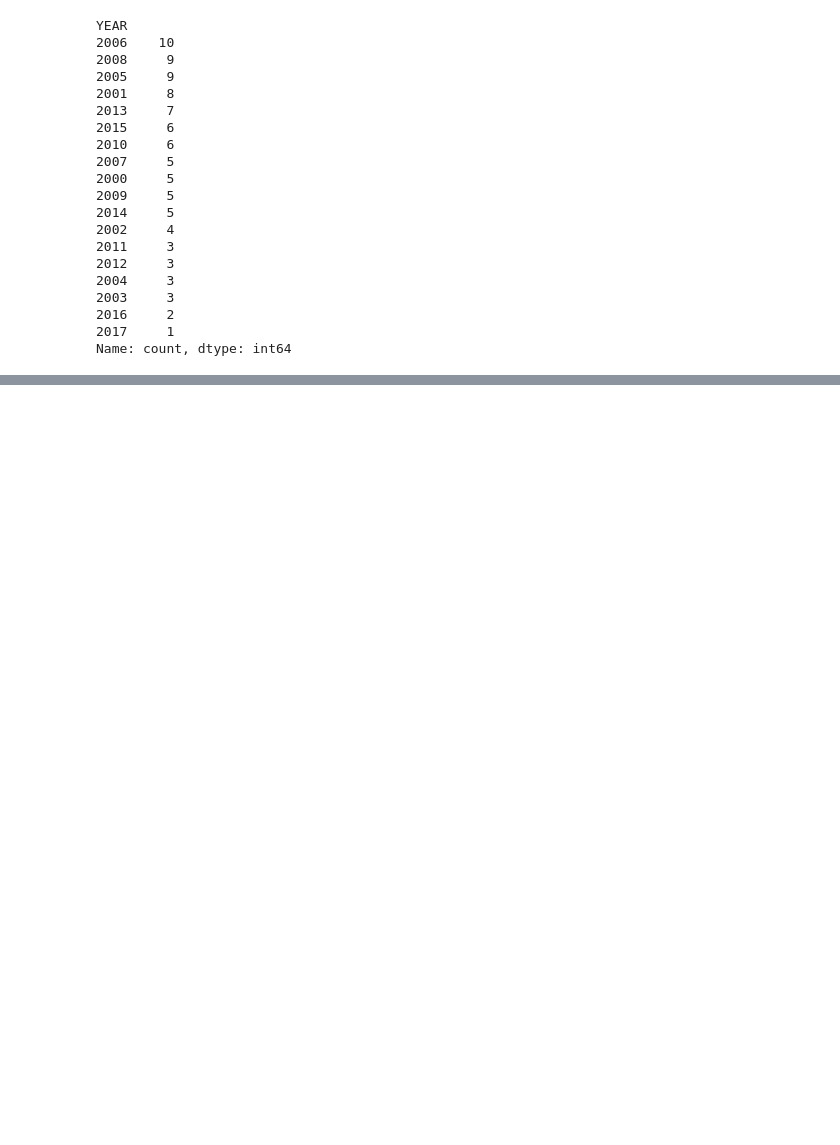
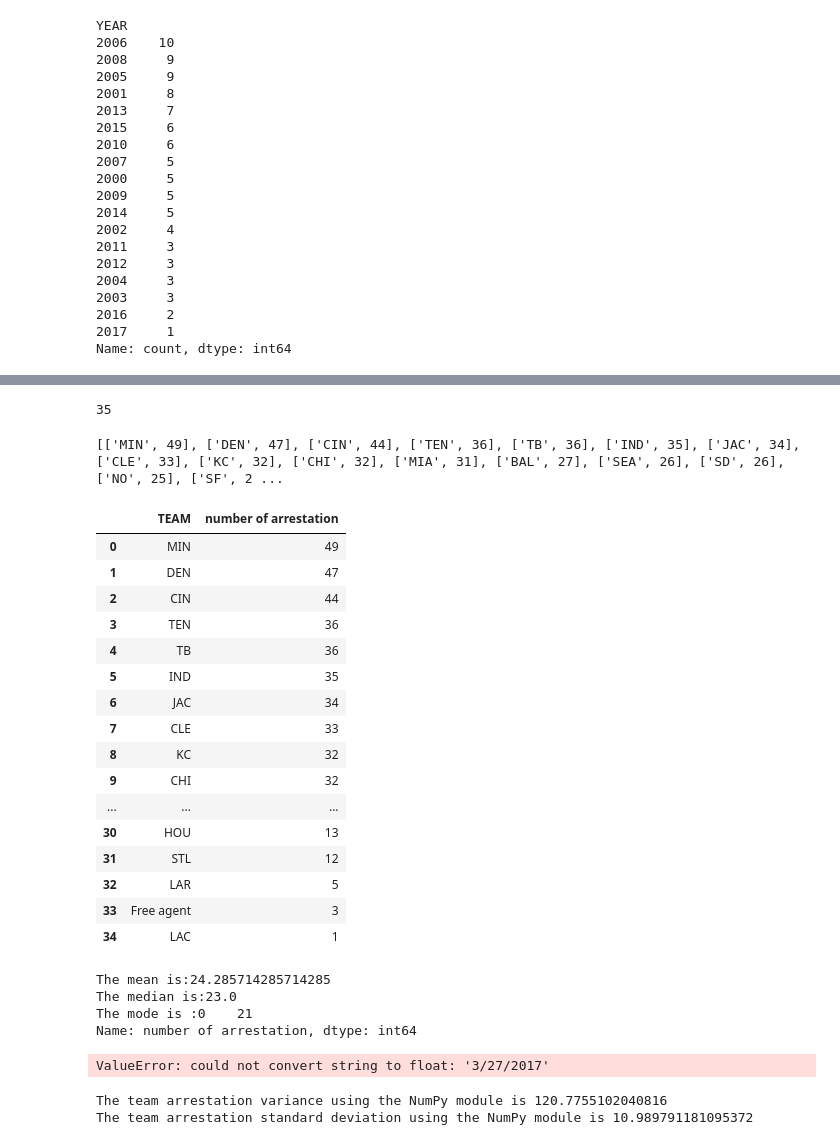
Before and after one commit to jystyn/nfl_arrest_analysis, a Jupyter notebook: nfl_arrests.ipynb, the cells around one changed output, grey strips where cells are left out. Cells and saved outputs as stored; diff of their text form; code cells hidden in the pictures; blank space fills up the shorter version.

```diff
--- a/nfl_arrests.ipynb
+++ b/nfl_arrests.ipynb
@@ -396,0 +419,67 @@ Name: count, dtype: int64
+# %%
+# Count the number of the team im the DataFrame
+team_count_number = arrest_data["TEAM"].nunique()
+team_count_number
+# %% [output]
+35
+# %%
+# Get the number of arrestation by team
+Team_arrestation = team_count.reset_index()
+Team_arrestation_list = Team_arrestation.values.tolist()
+print(Team_arrestation_list)
+# %% [output]
+[['MIN', 49], ['DEN', 47], ['CIN', 44], ['TEN', 36], ['TB', 36], ['IND', 35], ['JAC', 34], ['CLE', 33], ['KC', 32], ['CHI', 32], ['MIA', 31], ['BAL', 27], ['SEA', 26], ['SD', 26], ['NO', 25], ['SF', 2 ...
+# %%
+Team_arrestation = team_count.reset_index(name ="number of arrestation")
+Team_arrestation
+# %% [output]
+|  | TEAM | number of arrestation |
+| 0 | MIN | 49 |
+| 1 | DEN | 47 |
+| 2 | CIN | 44 |
+| 3 | TEN | 36 |
+| 4 | TB | 36 |
+| 5 | IND | 35 |
+| 6 | JAC | 34 |
+| 7 | CLE | 33 |
+| 8 | KC | 32 |
+| 9 | CHI | 32 |
+| ... | ... | ... |
+| 30 | HOU | 13 |
+| 31 | STL | 12 |
+| 32 | LAR | 5 |
+| 33 | Free agent | 3 |
+| 34 | LAC | 1 |
+# %%
+# Determine measure of central tendency
+Team_arrestation = team_count.reset_index(name ="number of arrestation")
+Team_arrestation_average = Team_arrestation['number of arrestation'].mean()
+Team_arrestation_median = Team_arrestation['number of arrestation'].median()
+Team_arrestation_mode = Team_arrestation['number of arrestation'].mode()
+print(f"The mean is:{Team_arrestation_average}")
+print(f"The median is:{Team_arrestation_median}")
+print(f"The mode is :{Team_arrestation_mode}")
+# %% [output]
+The mean is:24.285714285714285
+The median is:23.0
+The mode is :0    21
+Name: number of arrestation, dtype: int64
+# %%
+#Calculate the correlation coefficient between players arrested and the position
+
+Position = arrest_data['POSITION'].astype('category').cat.codes
+team = arrest_data['TEAM'].astype('category').cat.codes
+arrest_data.corr()
+#arresprint(f"The correlation coefficient between players arrested and position is {round(stats.pearsonr(Position,team)[0],2)}")
+# %% [output]
+ValueError: could not convert string to float: '3/27/2017'
+# %%
+# Demonstrate calculating the variance and standard deviation using the different modules
+var_numpy = np.var(Team_arrestation['number of arrestation'],ddof = 0)
+print(f"The team arrestation variance using the NumPy module is {var_numpy}")
+
+sd_numpy = np.std(Team_arrestation['number of arrestation'],ddof = 0)
+print(f"The team arrestation standard deviation using the NumPy module is {sd_numpy}")
+# %% [output]
+The team arrestation variance using the NumPy module is 120.7755102040816
+The team arrestation standard deviation using the NumPy module is 10.989791181095372
```
Also changed, not shown: parts of 2 cells of this notebook.
